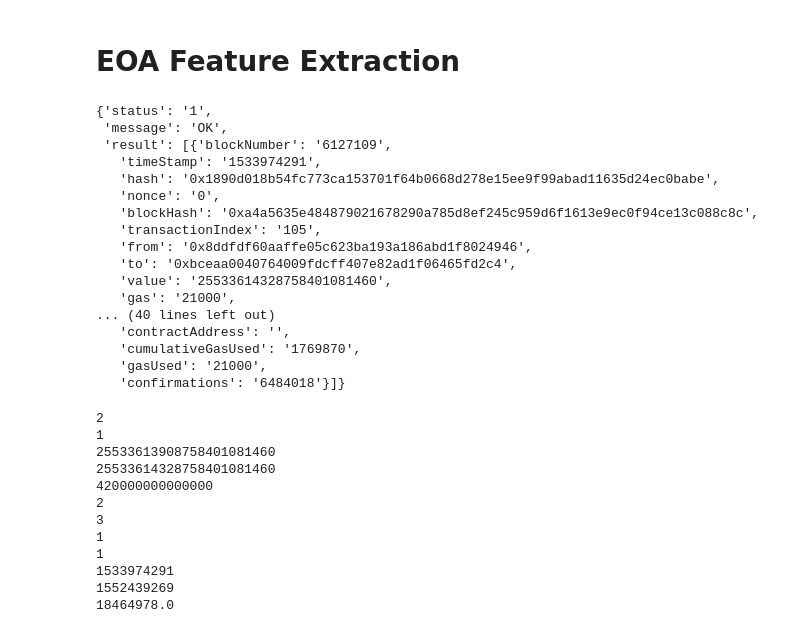
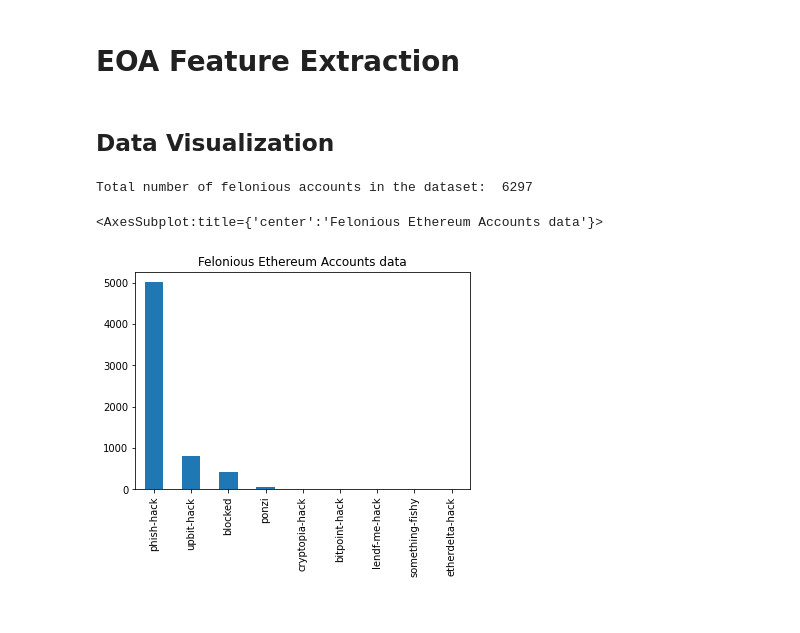
Before and after one commit to anjalisn4/fraud-detection-ethereum, a Jupyter notebook: code/eoa_feature_etraction.ipynb, the cells around one changed output. Drawn from its saved outputs; the diff is of its cells as text; code cells hidden in the pictures.

```diff
--- a/code/eoa_feature_etraction.ipynb
+++ b/code/eoa_feature_etraction.ipynb
@@ -72,22 +2,0 @@ data = """
-# %%
-import json
-input_dict = json.loads(data)
-input_dict
-# %% [output]
-{'status': '1',
- 'message': 'OK',
- 'result': [{'blockNumber': '6127109',
-   'timeStamp': '1533974291',
-   'hash': '0x1890d018b54fc773ca153701f64b0668d278e15ee9f99abad11635d24ec0babe',
-   'nonce': '0',
-   'blockHash': '0xa4a5635e484879021678290a785d8ef245c959d6f1613e9ec0f94ce13c088c8c',
-   'transactionIndex': '105',
-   'from': '0x8ddfdf60aaffe05c623ba193a186abd1f8024946',
-   'to': '0xbceaa0040764009fdcff407e82ad1f06465fd2c4',
-   'value': '25533614328758401081460',
-   'gas': '21000',
-... (40 lines left out)
-   'contractAddress': '',
-   'cumulativeGasUsed': '1769870',
-   'gasUsed': '21000',
-   'confirmations': '6484018'}]}
@@ -93,0 +7,19 @@ input_dict
+# %%
+#constants
+invalid_data_path = '../data/invalid/invalid.csv'
+json_dump_file_invalid = 'invalid_transactions.json'
+verified_open_source_license_data_path = '../data/valid/export-verified-contractaddress-opensource-license.csv'
+valid_data_path = '../data/valid/valid.csv'
+verified_data_path = '../data/valid/verified-audited.csv'
+api_key = '8BPTQD7WQ9NK9IVRZHQEDIQMX4C6MDBQ3C'
+# %% [markdown]
+## Data Visualization
+# %%
+df = pd.read_csv(invalid_data_path)
+print("Total number of felonious accounts in the dataset: ",df.shape[0])
+plt.title("Felonious Ethereum Accounts data")
+df['label'].value_counts().plot(kind='bar')
+# %% [output]
+Total number of felonious accounts in the dataset:  6297
+<AxesSubplot:title={'center':'Felonious Ethereum Accounts data'}>
+[figure, added]
@@ -171,26 +286,0 @@ eoa = EOA('0xbCEaA0040764009fdCFf407e82Ad1f06465fd2C4',input_dict['result'])
-# %%
-print(eoa.f1_total_transactions_sent())
-print(eoa.f2_total_transactions_received())
-print(eoa.f3_value_out())
-print(eoa.f4_value_in())
-print(eoa.f5_value_difference())
-print(eoa.f6_number_of_distinct_address_contacted())
-print(eoa.f7_total_transactions_sent_received())
-print(eoa.f8_total_transactions_sent_to_unique_address())
-print(eoa.f9_total_transactions_received_from_unique_address())
-print(eoa.f10_first_transaction_time())
-print(eoa.f11_last_transaction_time())
-print(eoa.f12_transction_active_duration())
-# %% [output]
-2
-1
-25533613908758401081460
-25533614328758401081460
-420000000000000
-2
-3
-1
-1
-1533974291
-1552439269
-18464978.0
```
Also changed, not shown: parts of 33 cells of this notebook, 6 other files.
